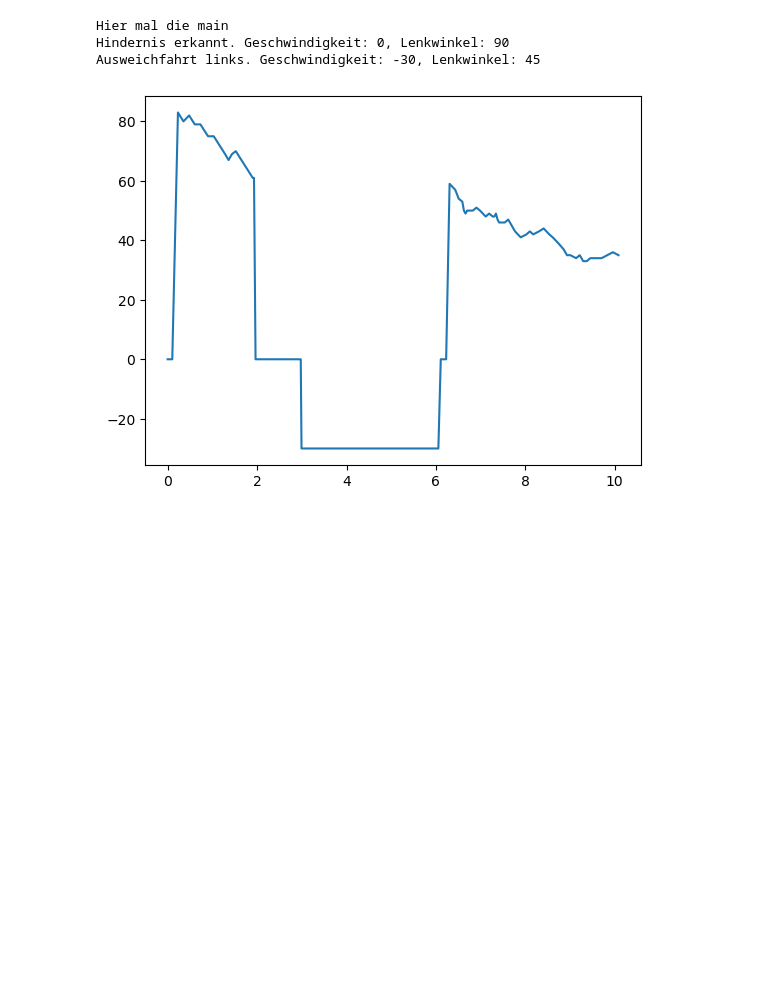
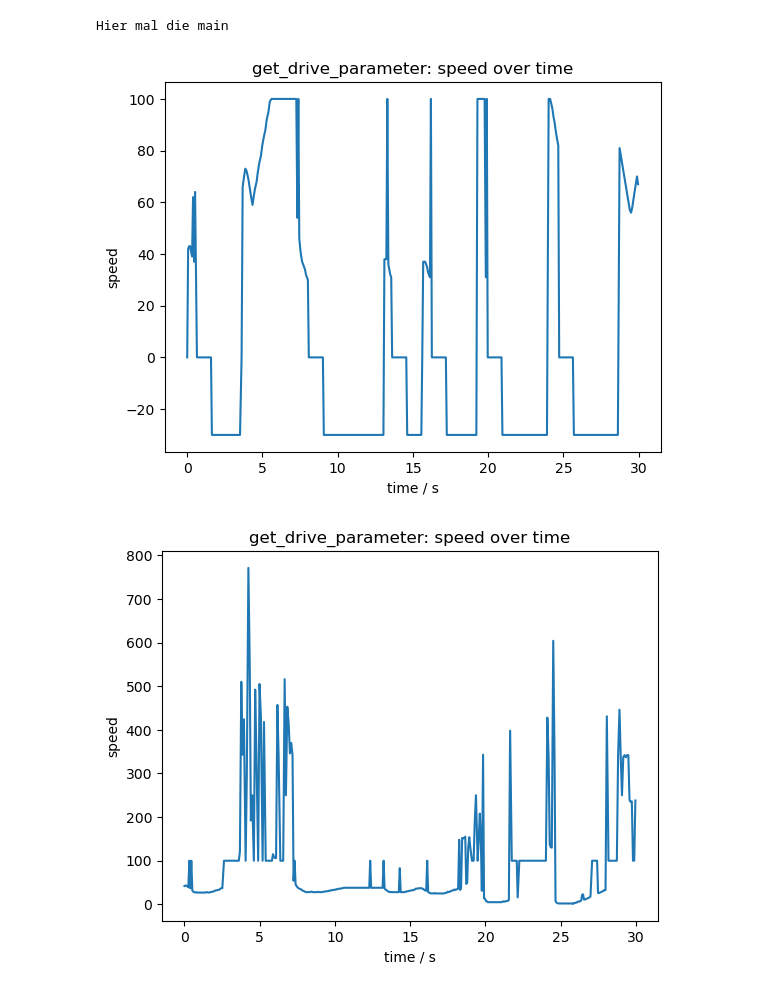
Before and after one commit to dake84/camp2code-team-polo, a Jupyter notebook: SonicCar.ipynb, the cells around one changed output. Cells and saved outputs as stored; diff of their text form; code cells hidden in the pictures; blank space fills up the shorter version.

Commit message:
Update: 13:03 Selbsttest - Angepasste Parameter

```diff
--- a/SonicCar.ipynb
+++ b/SonicCar.ipynb
@@ -81,7 +81,7 @@ class SonicCar(BaseCar):
             -4: Error in time measurement
         """
         my_distance = self.us.distance()
-        set_max_distance = 40
+        set_max_distance = 100
 
         if my_distance == -1:
             my_distance = set_max_distance
@@ -94,7 +94,7 @@ class SonicCar(BaseCar):
 
         return my_distance
 
-    def stop_car(self, actual_distance: int, max_distance: int = 5):
+    def stop_car(self, actual_distance: int, max_distance: int = 30):
         """Stopt das Auto wenn der 'max_distance' Wert unterschritten wird.
            Wenn die 'max_distance' unterschritten wird, wird aus 'BaseCar' die Methode 'stop()' aufgerufen
 
@@ -114,7 +114,7 @@ class SonicCar(BaseCar):
         else:
             return True
 
-    def drive_straigt_ahead(self, speed_max: int = 80, max_distance: int = 5):
+    def drive_straigt_ahead(self, speed_max: int = 80, max_distance: int = 30):
         """Drive Methode: Fährt so lange gerade aus, bis die 'max'distance' unterschritten wurde.
            Wenn 'max_distance' unterschritten wird, wird aus 'BaseCar' die Methdoe 'stop()' aufgeraufen
 
@@ -181,20 +181,20 @@ class SonicCar(BaseCar):
         counter += 1
 
         # Richtung nur alle x Zyklen ändern
-        if counter >= 15:
+        if counter >= 25:
             counter = 0
             speed_dir = random.choice([-1, 1])
             steer_dir = random.choice([-1, 1])
 
         # kleine Schritte -> smooth
         actual_speed += speed_dir * 1
-        steering_angle += steer_dir * 2
+        steering_angle += steer_dir * 1.5
 
         # Grenzen
         actual_speed = max(30, min(actual_speed, 100))
         steering_angle = max(45, min(steering_angle, 135))
 
-        self._drive_cmd(speed=actual_speed, steer=steering_angle)
+        self._drive_cmd(speed = actual_speed, steer = steering_angle)
 
         return actual_speed, steering_angle, speed_dir, steer_dir, counter
 
@@ -228,7 +228,7 @@ class SonicCar(BaseCar):
 
         return data_time, data_speed, data_steer, data_distance
 
-    def room_explorer(self, explorer_time:int = 30, max_distance: int = 10):
+    def room_explorer(self, explorer_time:int = 30, max_distance: int = 30):
         """Das Fahrzeug fährt durch den Raum. Beim Auftreten eines Hinderniss wird das Manöfer 'overcome_obstacle' durchgeführt.
 
         Args:
@@ -238,8 +238,11 @@ class SonicCar(BaseCar):
         bool_time = True
         t_start = time.time()
 
-        actual_speed_drive_explore = 80
+        actual_speed_drive_explore = 60
         steering_angle_drive_explore = 90
+        speed_direction = random.choice([-1, 1])
+        steer_direction = random.choice([-1, 1])
+        counter = 0
 
         # warten bis erster Sensorwert vorliegt
         self._sensor_ready.wait()
@@ -255,8 +258,8 @@ class SonicCar(BaseCar):
                 time.sleep(0.02)
                 continue
 
-            if actual_distance < 40:
-                actual_speed = actual_distance + 15
+            if actual_distance < 60:
+                actual_speed = actual_distance
 
                 overcome_obstacle_bool = self.stop_car(actual_distance = actual_distance,
                                                         max_distance = max_distance
@@ -312,35 +315,41 @@ class SonicCar(BaseCar):
                                                                                 data_distance = data_distance,
                                                                                 actual_distance = actual_distance
                                                                             )
 
             time.sleep(0.05)
 
         drive_parameter_data = data_time, data_speed, data_steer, data_distance
 
         return drive_parameter_data
 
 
 if __name__ == '__main__':
     print('Hier mal die main')
 
-    Fahrdauer = 10
+    Fahrdauer = 30
     car1 = SonicCar()
 
     with ThreadPoolExecutor(max_workers=2) as executor:
         future1 = executor.submit(car1.get_drive_parameter, explorer_time = Fahrdauer)
-        future2 = executor.submit(car1.room_explorer, explorer_time = Fahrdauer, max_distance = 10)
+        future2 = executor.submit(car1.room_explorer, explorer_time = Fahrdauer, max_distance = 30)
 
         ergebnis1 = future1.result()
         ergebnis2 = future2.result()
 
     plt.figure()
     plt.plot(np.array(ergebnis1[0]) - ergebnis1[0][0], np.array(ergebnis1[1]))
     plt.title('get_drive_parameter: speed over time')
     plt.xlabel('time / s')
     plt.ylabel('speed')
     plt.show()
+
+    plt.figure()
+    plt.plot(np.array(ergebnis1[0]) - ergebnis1[0][0], np.array(ergebnis1[3]))
+    plt.title('get_drive_parameter: speed over time')
+    plt.xlabel('time / s')
+    plt.ylabel('speed')
+    plt.show()
 # %% [output]
 Hier mal die main
-Hindernis erkannt. Geschwindigkeit: 0, Lenkwinkel: 90
-Ausweichfahrt links. Geschwindigkeit: -30, Lenkwinkel: 45
-[figure, old version]
+[figure, new version]
+[figure, added]
```
Also changed, not shown: 1 other file.
